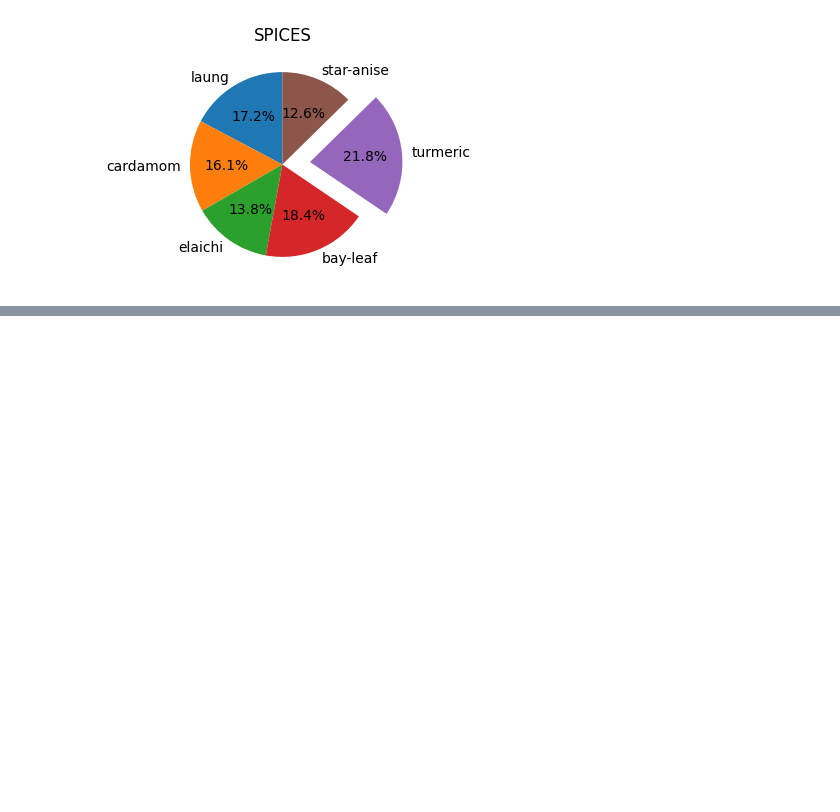
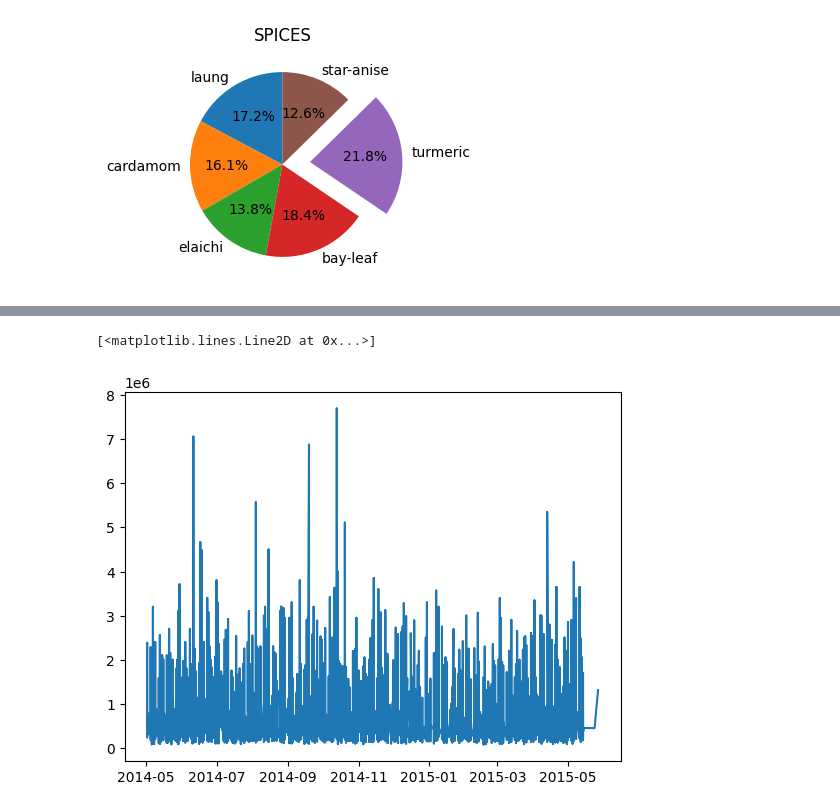
Before and after one commit to Nanditha-Prabhu/LearningDataSciencefund, a Jupyter notebook: matplotlib.ipynb, the cells around one changed output, grey strips where cells are left out. Cells and saved outputs as stored; diff of their text form; code cells hidden in the pictures; blank space fills up the shorter version.

Commit message:
house price

```diff
--- a/matplotlib.ipynb
+++ b/matplotlib.ipynb
@@ -51,0 +55,4 @@ plt.show()
+# %%
+df = pd.read_csv('house_prices.csv', parse_dates=['date'], index_col=['date'] )
+df.sort_index(inplace=True)
+df.head()
@@ -51,0 +67,6 @@ plt.show()
+# %%
+#line plot for the data
+plt.plot(df['price'])
+# %% [output]
+[<matplotlib.lines.Line2D at 0x...>]
+[figure, added]
```
Also changed, not shown: parts of 6 cells of this notebook, 1 other file.
